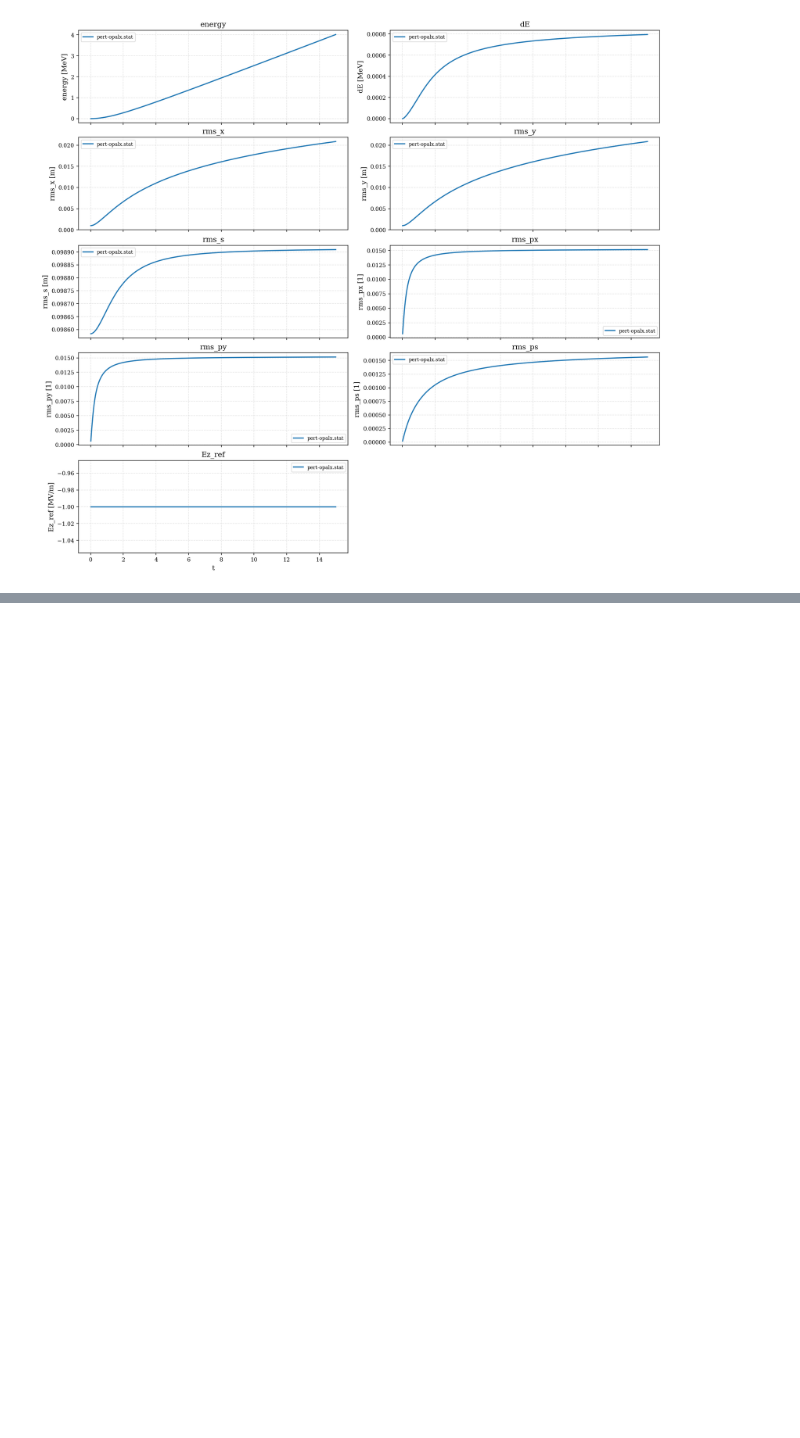
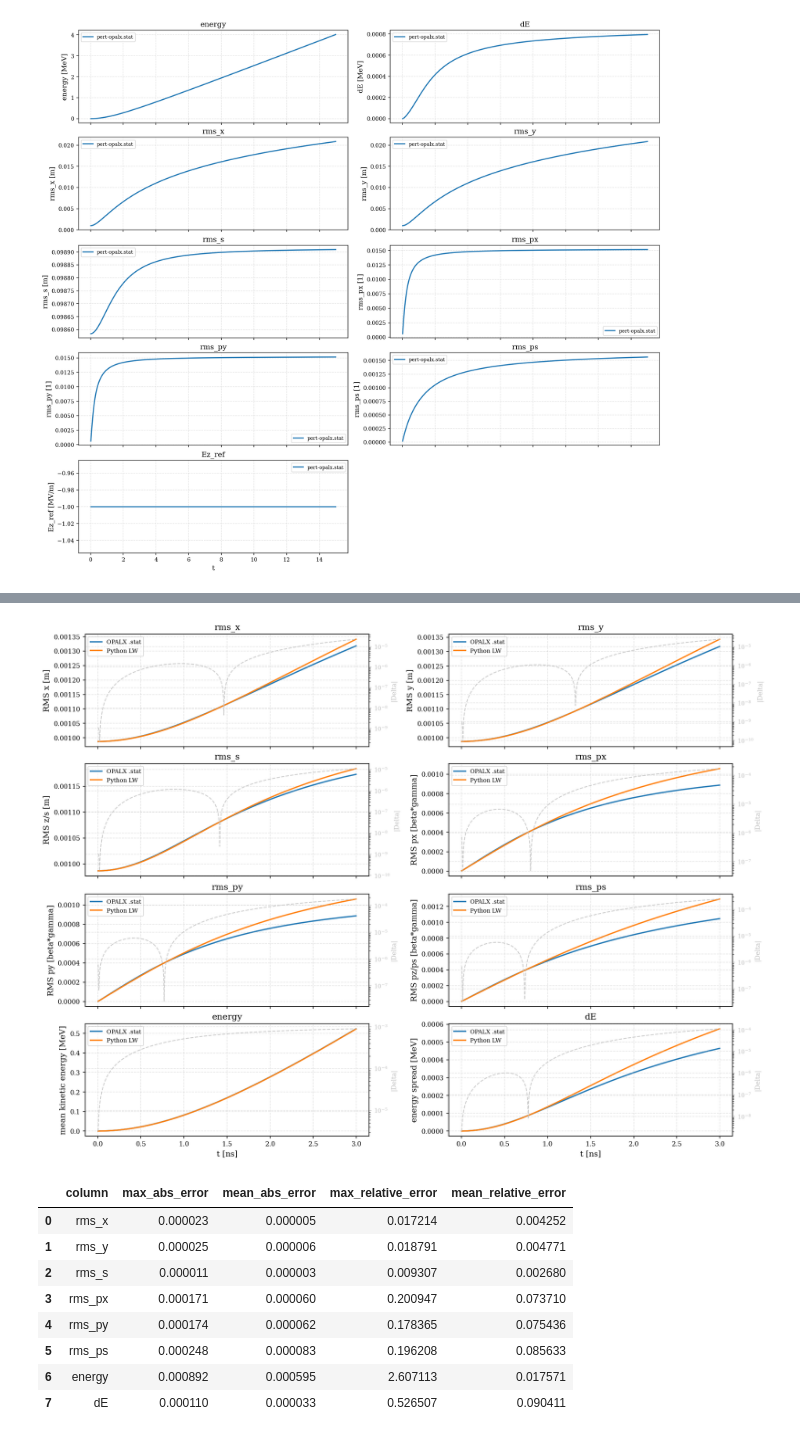
Before and after one commit to alexanderwischmann/FS26-semester-project, a Jupyter notebook: python/lw_perturbation/opalx-comparison.ipynb, the cells around one changed output, grey strips where cells are left out. Saved outputs shown, nothing was run; the diff lists cells and outputs as text; code cells hidden in the pictures; blank space fills up the shorter version.

Commit message:
This one looks actually quite nice. First order approximation seems to work here

```diff
--- a/python/lw_perturbation/opalx-comparison.ipynb
+++ b/python/lw_perturbation/opalx-comparison.ipynb
@@ -455,0 +480,39 @@ comparison_summary
+# %%
+"""
+This run was performed with a uniform 1e-3 sphere and rms_pX = 1e-6. Command used to run it:
+uv run python python/lw_perturbation/run_lw_test.py \
+  --particles 512 \
+  --t-end 3e-9 \
+  --outputs 801 \
+  --smoothing-grid-cells 64 \
+  --smoothing-extent-sigmas 3.0 \
+  --workers 8 --match-initial-stat python/lw_perturbation/opalx-sim/pert-test-uniformsphere.stat
+
+Corresponding OPALX input file is under `pert-opalx.in` and was run with 8 GH200 ranks.
+I think this pretty much shows that the first order approximation works well. However,
+in order to use a wider momentum spread, we would need much higher resolution in OPALX
+or alternatively a e.g. second order model in Python?
+"""
+
+comparison_summary = compare_opalx_to_lw_moments(
+    # stat_path="opalx-sim/pert-opalx.stat",
+    # stat_path="opalx-sim/gh200-256-1E8.stat",
+    # stat_path="opalx-sim/pert-test-no-mom.stat",
+    stat_path="opalx-sim/pert-test-uniformsphere.stat",
+    moments_path="output/moments.csv",
+    trajectories_path="output/trajectories.npz",
+    save_as="comparison.png",
+    #data_range=[0, 50],
+)
+comparison_summary
+# %% [output]
+[figure, added]
+|  | column | max_abs_error | mean_abs_error | max_relative_error | mean_relative_error |
+| 0 | rms_x | 0.000023 | 0.000005 | 0.017214 | 0.004252 |
+| 1 | rms_y | 0.000025 | 0.000006 | 0.018791 | 0.004771 |
+| 2 | rms_s | 0.000011 | 0.000003 | 0.009307 | 0.002680 |
+| 3 | rms_px | 0.000171 | 0.000060 | 0.200947 | 0.073710 |
+| 4 | rms_py | 0.000174 | 0.000062 | 0.178365 | 0.075436 |
+| 5 | rms_ps | 0.000248 | 0.000083 | 0.196208 | 0.085633 |
+| 6 | energy | 0.000892 | 0.000595 | 2.607113 | 0.017571 |
+| 7 | dE | 0.000110 | 0.000033 | 0.526507 | 0.090411 |
```
Also changed, not shown: parts of 2 cells of this notebook, 16 other files.
